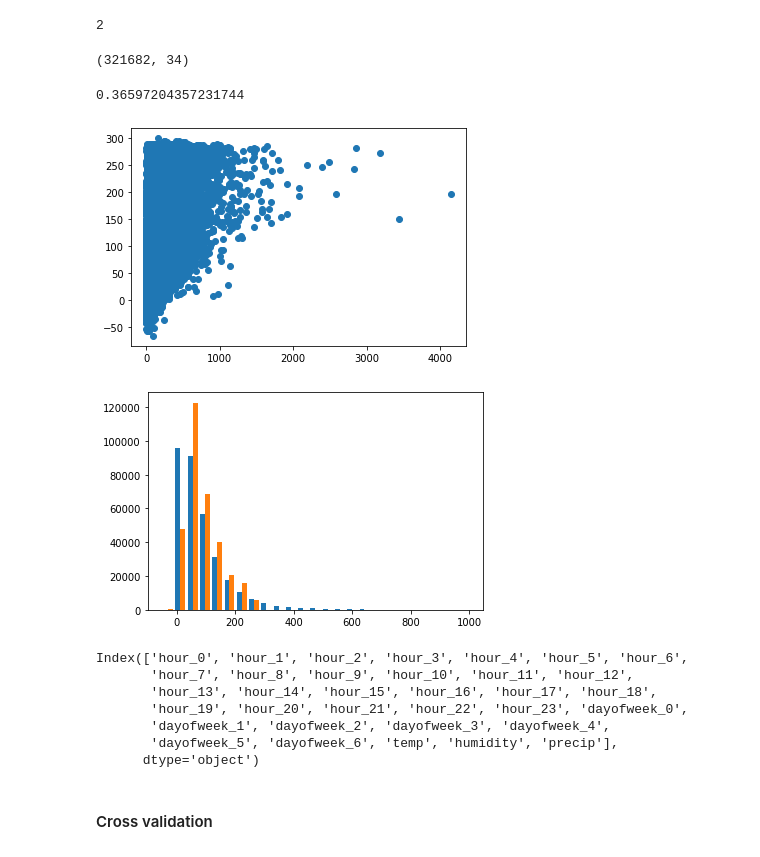
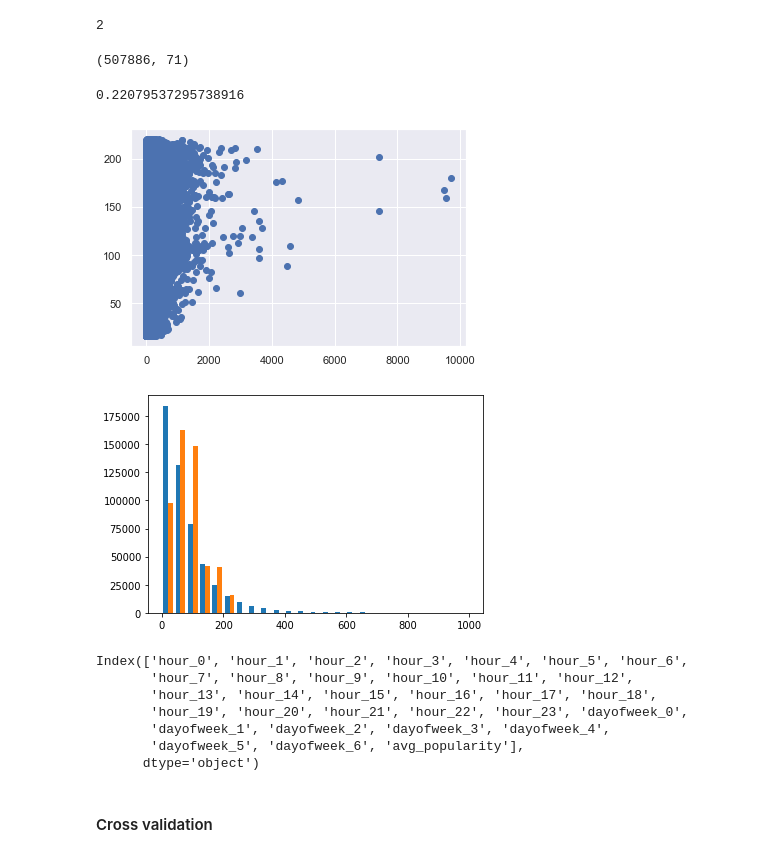
Before and after one commit to qcabel/park-recommendation, a Jupyter notebook: prepare_dataframe_for_training.ipynb, the cells around one changed output. Cells and saved outputs as stored; diff of their text form; code cells hidden in the pictures.

Commit message:
predict curr popularity using nonlinear models

```diff
--- a/prepare_dataframe_for_training.ipynb
+++ b/prepare_dataframe_for_training.ipynb
@@ -172,3 +177,5 @@ df_popularity = df_curr_popularity.merge(df_weather, how='left', left_on=['addre
 # %%
 # df_popularity.to_parquet('data_v1_Date_2021-03-16_2021-04-10.parquet')
+# df_popularity.to_parquet('data_v1_Date_2021-03-16_2021-04-20.parquet')
+df_popularity = pd.read_parquet('data_v1_Date_2021-03-16_2021-04-20.parquet')
 # %%
@@ -330,12 +344,16 @@ df_popularity['dayofweek'] = df_popularity['datetime_hour'].apply(lambda x:x.day
 # %%
 df_hour = pd.get_dummies(df_popularity['hour'], prefix='hour')
 df_dayweek = pd.get_dummies(df_popularity['dayofweek'], prefix='dayofweek')
+
+df_type = pd.get_dummies(df_popularity['fsq_type_name_simplified'])
 # %%
-sub_df = pd.concat([df_hour, df_dayweek, df_popularity[['temp','humidity', 'precip', 'curr_popularity']]], axis=1)
+# sub_df = pd.concat([df_hour, df_dayweek, df_popularity[['temp','humidity', 'precip', 'curr_popularity']]], axis=1)
+sub_df = pd.concat([df_hour, df_dayweek, df_type, df_popularity[['avg_popularity', 'curr_popularity']]], axis=1)
+
 sub_df.dropna(axis=0, inplace=True)
 sub_df.shape
 # %% [output]
-(321682, 34)
+(507886, 71)
 # %%
 df_X = sub_df.drop(columns=['curr_popularity',])
 df_y = sub_df['curr_popularity']
@@ -352,15 +370,16 @@ popularity_est = Pipeline([('standard_scaler', MinMaxScaler((-1,1))),
 popularity_est.fit(df_X, df_y)
 popularity_est.score(df_X, df_y)
 # %% [output]
-0.36597204357231744
+0.22079537295738916
 # %%
+sns.set()
 plt.plot(df_y, popularity_est.predict(df_X), 'o');
 # %% [output]
-[figure, old version]
+[figure, new version]
 # %%
 plt.hist([df_y[df_y<1000], popularity_est.predict(df_X)[df_y<1000]], 25);
 # %% [output]
-[figure, old version]
+[figure, new version]
 # %%
 # popularity_est[-1].sparse_coef_
 # popularity_est[-1].coef_
@@ -372,7 +391,7 @@ Index(['hour_0', 'hour_1', 'hour_2', 'hour_3', 'hour_4', 'hour_5', 'hour_6',
        'hour_13', 'hour_14', 'hour_15', 'hour_16', 'hour_17', 'hour_18',
        'hour_19', 'hour_20', 'hour_21', 'hour_22', 'hour_23', 'dayofweek_0',
        'dayofweek_1', 'dayofweek_2', 'dayofweek_3', 'dayofweek_4',
-       'dayofweek_5', 'dayofweek_6', 'temp', 'humidity', 'precip'],
+       'dayofweek_5', 'dayofweek_6', 'avg_popularity'],
       dtype='object')
 # %% [markdown]
 #### Cross validation
```
Also changed, not shown: parts of 55 cells of this notebook.
